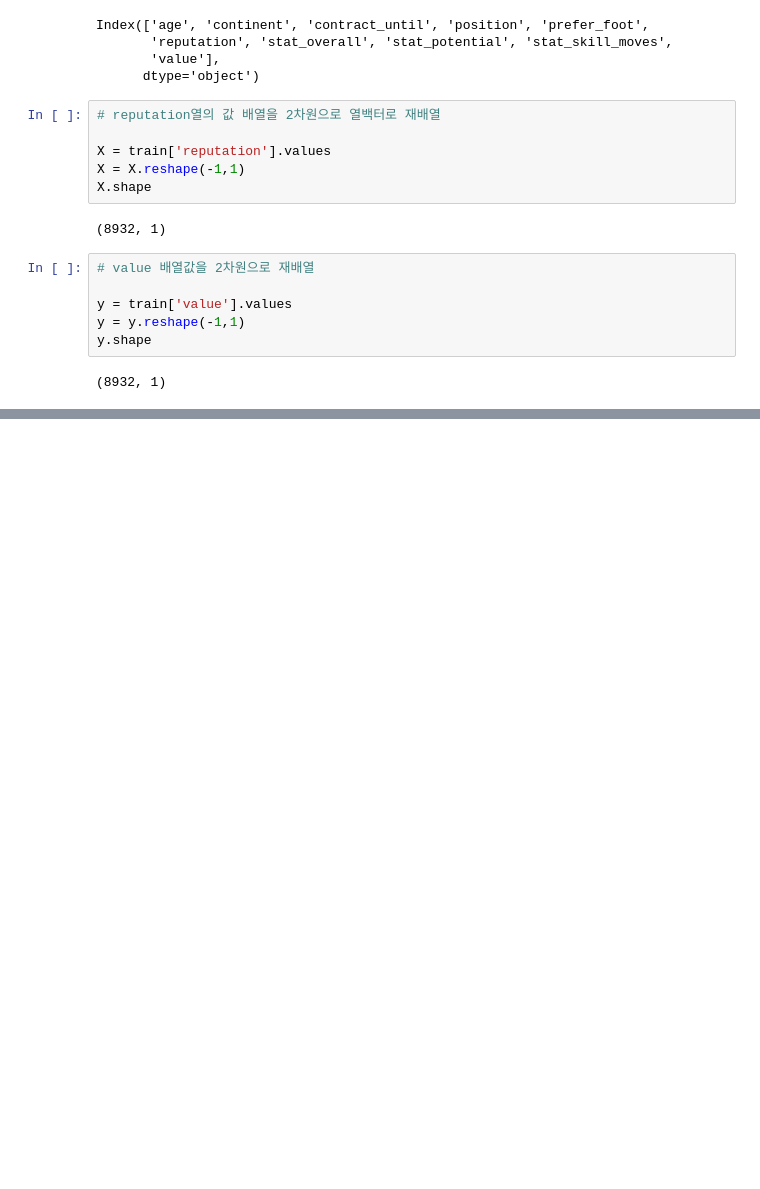
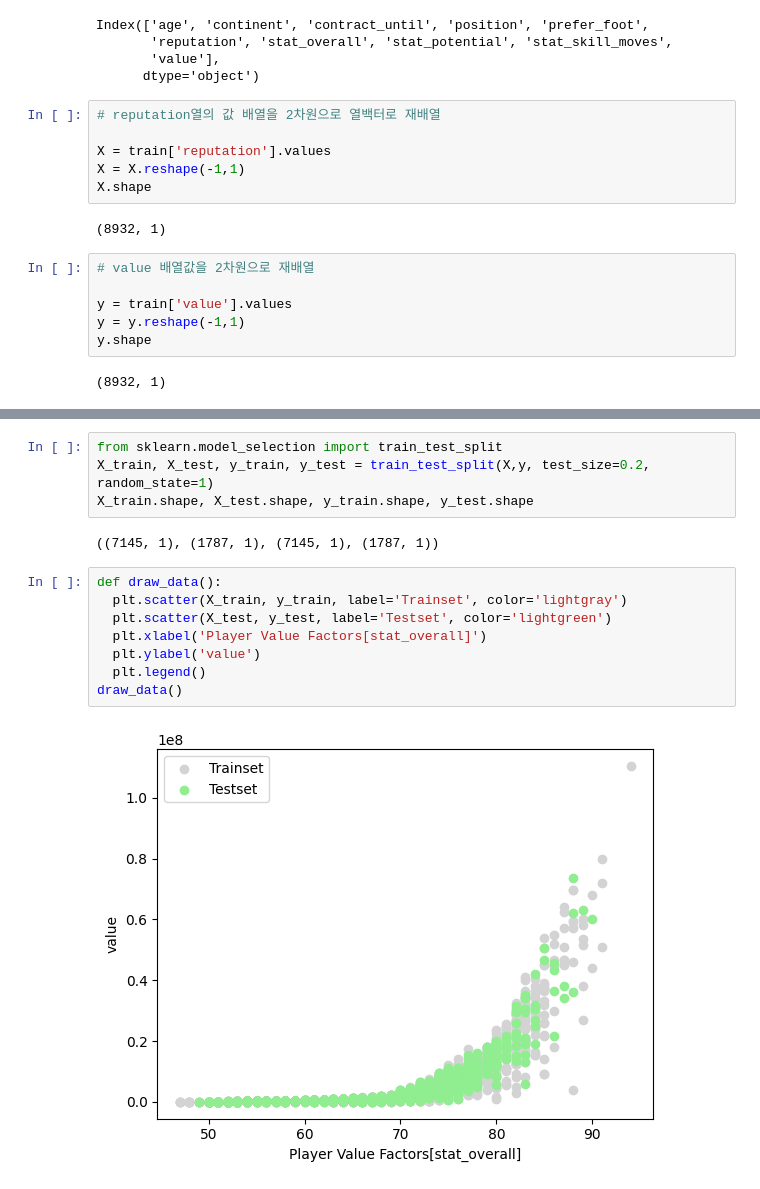
Before and after one commit to DataAnalysis-python/soccer-FIFA, a Jupyter notebook: 이적료_모델링.ipynb, the cells around one changed output, grey strips where cells are left out. Drawn from its saved outputs; the diff is of its cells as text; blank space fills up the shorter version.

```diff
--- a/이적료_모델링.ipynb
+++ b/이적료_모델링.ipynb
@@ -220,0 +264,16 @@ y.shape
+# %%
+from sklearn.model_selection import train_test_split
+X_train, X_test, y_train, y_test = train_test_split(X,y, test_size=0.2, random_state=1)
+X_train.shape, X_test.shape, y_train.shape, y_test.shape
+# %% [output]
+((7145, 1), (1787, 1), (7145, 1), (1787, 1))
+# %%
+def draw_data():
+  plt.scatter(X_train, y_train, label='Trainset', color='lightgray')
+  plt.scatter(X_test, y_test, label='Testset', color='lightgreen')
+  plt.xlabel('Player Value Factors[stat_overall]')
+  plt.ylabel('value')
+  plt.legend()
+draw_data()
+# %% [output]
+[figure, added]
```
Also changed, not shown: parts of 13 cells of this notebook.
